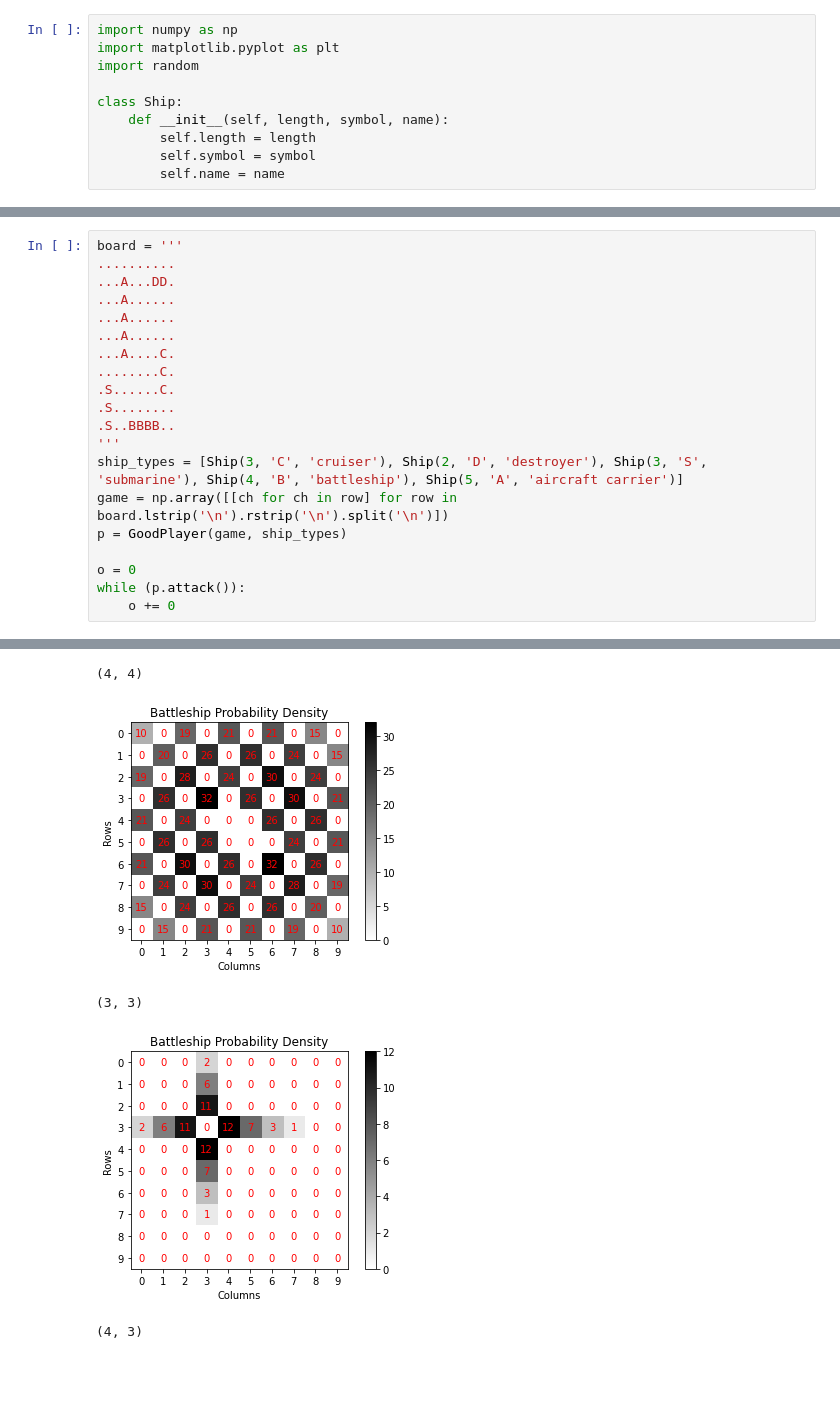
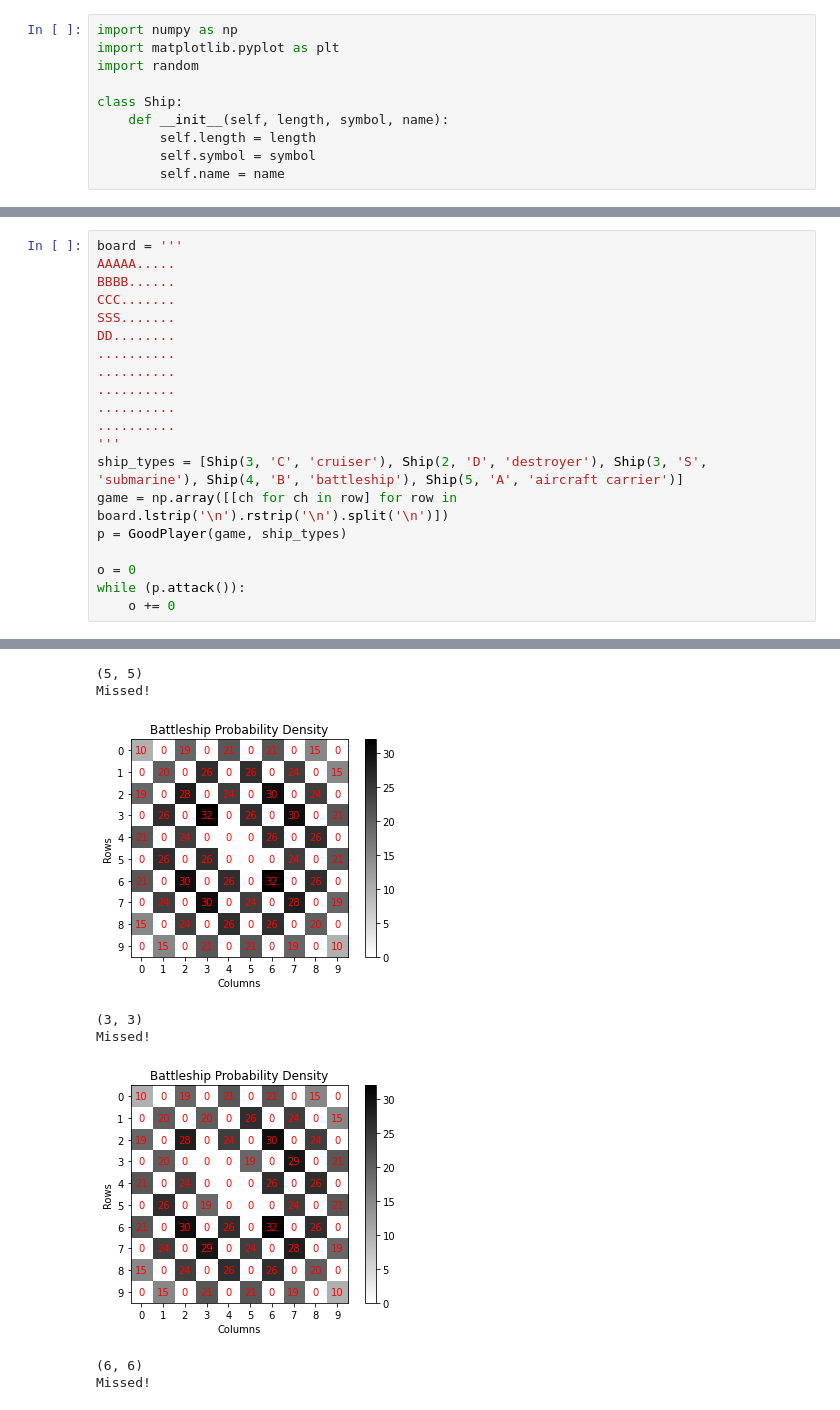
Before and after one commit to anderson-truong/CS32-Project3, a Jupyter notebook: Python/Battleship_Probability_Density.ipynb, the cells around one changed output, grey strips where cells are left out. Cells and saved outputs as stored; diff of their text form; blank space fills up the shorter version.

```diff
--- a/Python/Battleship_Probability_Density.ipynb
+++ b/Python/Battleship_Probability_Density.ipynb
@@ -200,15 +249,15 @@ plt.savefig('shiplocation.png')
 # %%
 board = '''
+AAAAA.....
+BBBB......
+CCC.......
+SSS.......
+DD........
 ..........
-...A...DD.
-...A......
-...A......
-...A......
-...A....C.
-........C.
-.S......C.
-.S........
-.S..BBBB..
+..........
+..........
+..........
+..........
 '''
 ship_types = [Ship(3, 'C', 'cruiser'), Ship(2, 'D', 'destroyer'), Ship(3, 'S', 'submarine'), Ship(4, 'B', 'battleship'), Ship(5, 'A', 'aircraft carrier')]
 game = np.array([[ch for ch in row] for row in board.lstrip('\n').rstrip('\n').split('\n')])
@@ -224,5 +274,8 @@ while (p.attack()):
-(4, 4)
+(5, 5)
+Missed!
 [figure]
 (3, 3)
+Missed!
-[figure, old version]
+[figure, new version]
-(4, 3)
+(6, 6)
+Missed!
```
Also changed, not shown: parts of 4 cells of this notebook, 4 other files.
